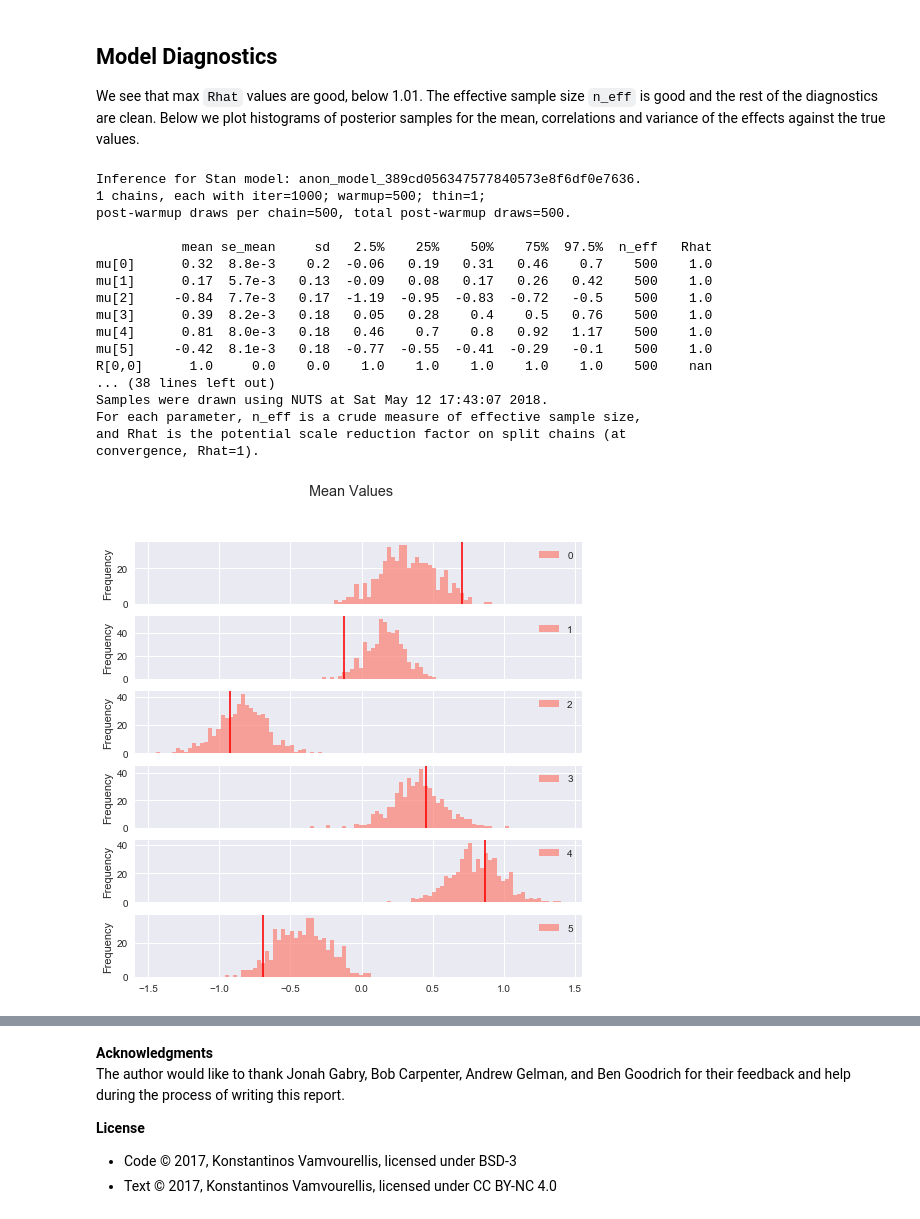
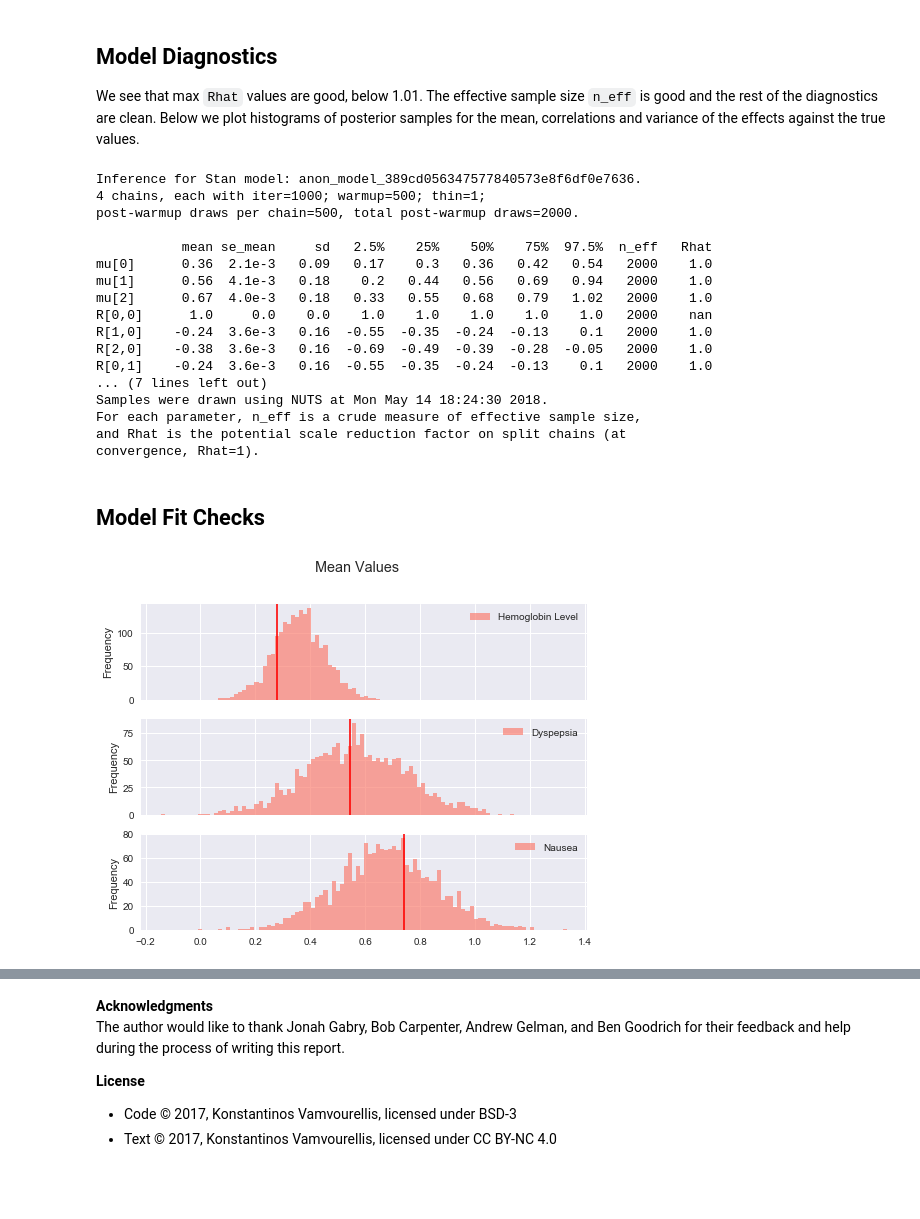
Before and after one commit to bayesways/mixed-data, a Jupyter notebook: notebooks/rosi_py.ipynb, the cells around one changed output, grey strips where cells are left out. Cells and saved outputs as stored; diff of their text form; code cells hidden in the pictures; blank space fills up the shorter version.

```diff
--- a/notebooks/rosi_py.ipynb
+++ b/notebooks/rosi_py.ipynb
@@ -117,3 +223,11 @@ In the model above, vector $\mu=(\mu_{1},\dots,\mu_K)$ represents quantities rel
+# %%
+Kc = 1
+Kb = 2
+N = 200
+mu1, mu2 = gen_mean(Kc=Kc, Kb=Kb, random_seed=14)
+
+data_control = gen_data(N = N, Kc = Kc, Kb = Kb, mu = mu1, random_seed=124 )
+data_treat = gen_data(N = N, Kc = Kc, Kb = Kb, mu = mu2, random_seed=124 )
 # %% [markdown]
 # Stan Code
 
@@ -245,6 +258,0 @@ In our case, we will need it again when we demonstrate how to fit the model on t
-# %%
-mu1, mu2 = gen_mean(Kc=2, Kb=4, random_seed=1234)
-
-data_control = gen_data(N = 200, Kc = 2, Kb = 4, mu = mu1, random_seed=10284 )
-data_treat = gen_data(N = 200, Kc = 2, Kb = 4, mu = mu2, random_seed=10284 )
-data_treat
@@ -297,48 +287,52 @@ pickle.dump(post_samples, open("fit_control.pkl", "wb"))
 # %% [markdown]
 To avoid waiting we can load the pre-fit result as follows:
 # %%
-post_samples = pickle.load(open("fit_control.pkl", "rb"))
+post_samples_control = pickle.load(open("fit_control.pkl", "rb"))
 # %% [markdown]
 ## Model Diagnostics
 We see that max `Rhat` values are good, below 1.01. The effective sample size `n_eff` is good and the rest of the diagnostics are clean.
 Below we plot histograms of posterior samples for the mean, correlations and variance of the effects against the true values.
 # %%
-print(pystan.misc.stansummary(fit, pars=['mu', 'R', 'sigma']))
+print(pystan.misc.stansummary(fit_control, pars=['mu', 'R', 'sigma']))
 # %% [output]
 Inference for Stan model: anon_model_389cd056347577840573e8f6df0e7636.
-1 chains, each with iter=1000; warmup=500; thin=1;
-post-warmup draws per chain=500, total post-warmup draws=500.
+4 chains, each with iter=1000; warmup=500; thin=1;
+post-warmup draws per chain=500, total post-warmup draws=2000.
 
            mean se_mean     sd   2.5%    25%    50%    75%  97.5%  n_eff   Rhat
-mu[0]      0.32  8.8e-3    0.2  -0.06   0.19   0.31   0.46    0.7    500    1.0
-mu[1]      0.17  5.7e-3   0.13  -0.09   0.08   0.17   0.26   0.42    500    1.0
-mu[2]     -0.84  7.7e-3   0.17  -1.19  -0.95  -0.83  -0.72   -0.5    500    1.0
-mu[3]      0.39  8.2e-3   0.18   0.05   0.28    0.4    0.5   0.76    500    1.0
-mu[4]      0.81  8.0e-3   0.18   0.46    0.7    0.8   0.92   1.17    500    1.0
-mu[5]     -0.42  8.1e-3   0.18  -0.77  -0.55  -0.41  -0.29   -0.1    500    1.0
-R[0,0]      1.0     0.0    0.0    1.0    1.0    1.0    1.0    1.0    500    nan
-... (38 lines left out)
-Samples were drawn using NUTS at Sat May 12 17:43:07 2018.
+mu[0]      0.36  2.1e-3   0.09   0.17    0.3   0.36   0.42   0.54   2000    1.0
+mu[1]      0.56  4.1e-3   0.18    0.2   0.44   0.56   0.69   0.94   2000    1.0
+mu[2]      0.67  4.0e-3   0.18   0.33   0.55   0.68   0.79   1.02   2000    1.0
+R[0,0]      1.0     0.0    0.0    1.0    1.0    1.0    1.0    1.0   2000    nan
+R[1,0]    -0.24  3.6e-3   0.16  -0.55  -0.35  -0.24  -0.13    0.1   2000    1.0
+R[2,0]    -0.38  3.6e-3   0.16  -0.69  -0.49  -0.39  -0.28  -0.05   2000    1.0
+R[0,1]    -0.24  3.6e-3   0.16  -0.55  -0.35  -0.24  -0.13    0.1   2000    1.0
+... (7 lines left out)
+Samples were drawn using NUTS at Mon May 14 18:24:30 2018.
 For each parameter, n_eff is a crude measure of effective sample size,
 and Rhat is the potential scale reduction factor on split chains (at
 convergence, Rhat=1).
+# %% [markdown]
+## Model Fit Checks
+# %%
+effect_names = np.array(['Hemoglobin Level','Dyspepsia', 'Nausea'])
 # %%
 
 K = data_control['Kb'] + data_control['Kc']
 title = "Mean Values"
 true_values = data_control['mu']
-df = pd.DataFrame(post_samples['mu'])
-df.columns = [str(x) for x in range(K)]
+df = pd.DataFrame(post_samples_control['mu'])
+df.columns = effect_names
 
 ax = df.plot.hist(subplots=True, title=title, color=color,
                   sharex=True, sharey =False,
                   alpha=alpha, bins=bins,
-                  figsize=(8,8));
+                  figsize=(8,6));
 
 for i in range(df.shape[1]):
     ax[i].axvline(true_values[i], color=linecolor, alpha=linealpha, linestyle=linestyle, lw=lw);
 # %% [output]
-[figure, old version]
+[figure, new version]
 # %%
 title = "Sigma Values"
 true_values = data_control['sigma']
```
Also changed, not shown: parts of 22 cells of this notebook.
